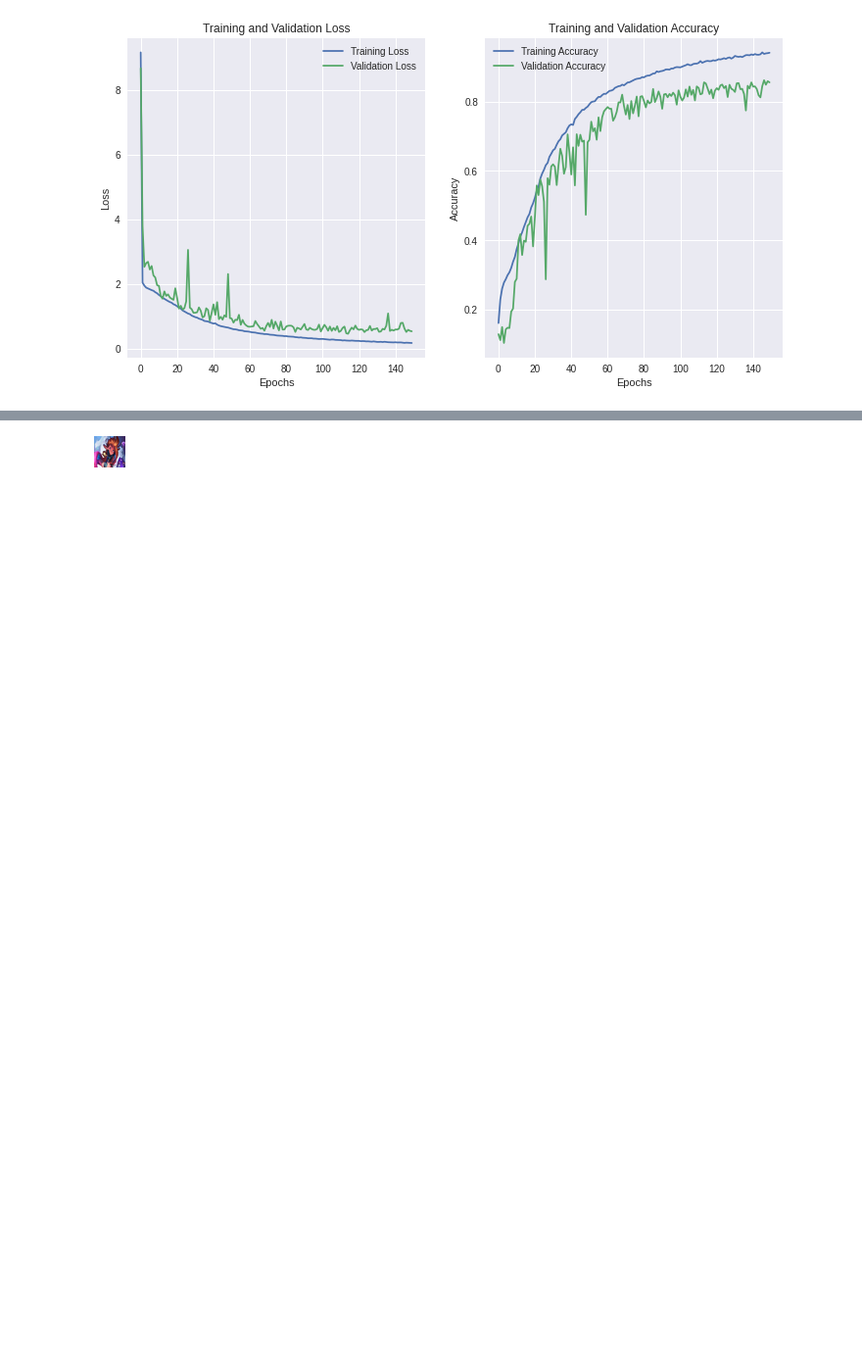
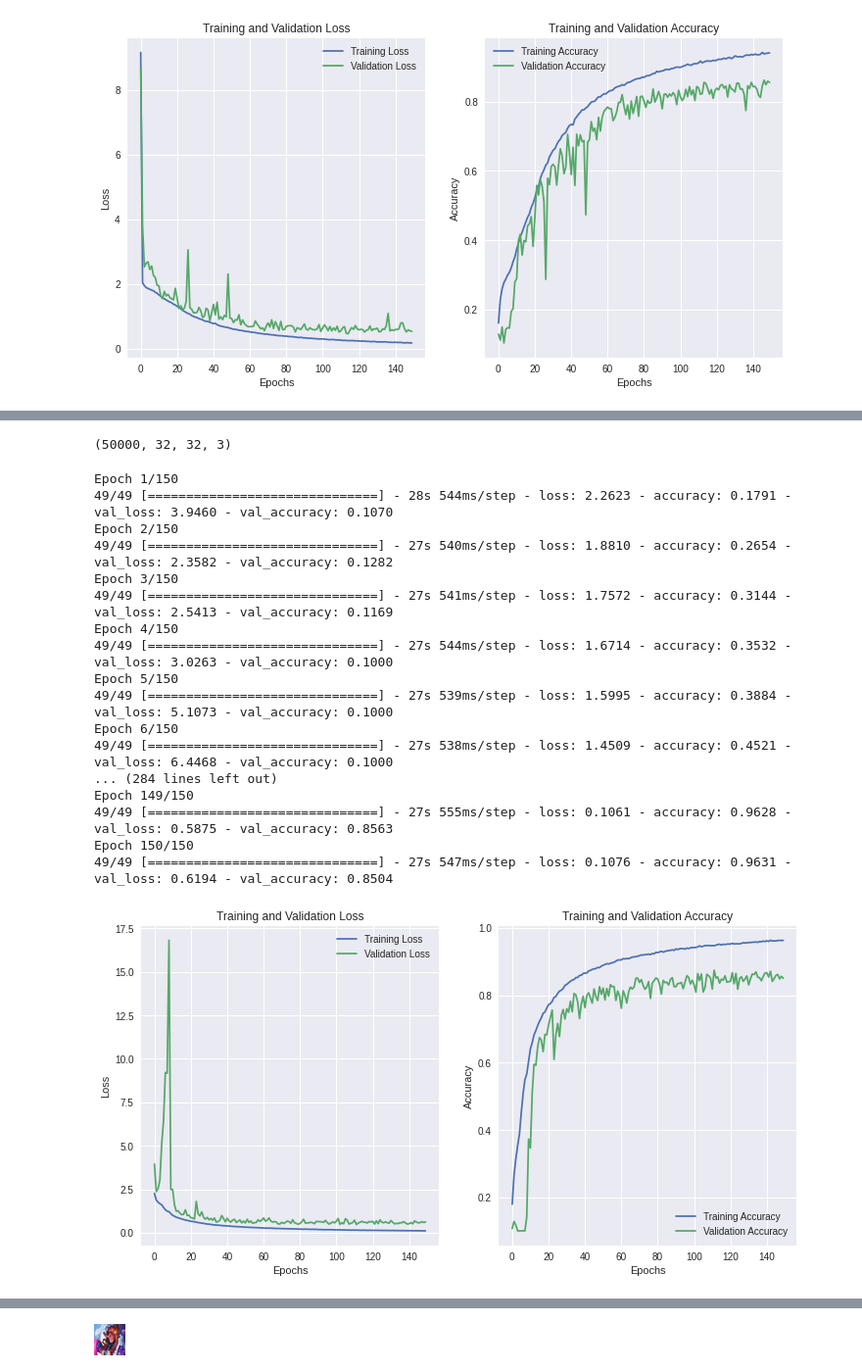
Before and after one commit to AngKS/Deep-Learning-CA1, a Jupyter notebook: cifar10.ipynb, the cells around one changed output, grey strips where cells are left out. Shown: that part at 98% size. Cells and saved outputs as stored; diff of their text form; code cells hidden in the pictures; blank space fills up the shorter version.

```diff
--- a/cifar10.ipynb
+++ b/cifar10.ipynb
@@ -474,3 +526,31 @@ _________________________________________________________________
+# %%
+X_train.shape
+# %% [output]
+(50000, 32, 32, 3)
 # %%
-model3_result = model3.fit(dataGen.flow(X_train, y_train, batch_size=1024), epochs=150, validation_data=(X_test, y_test))
-ploltLossAccGraph(model3_result)
+model4_result = model4.fit(
+    dataGen.flow(X_train, y_train, batch_size=1024),
+    epochs=150,
+    validation_data=tf.data.Dataset.from_tensor_slices((X_test, y_test)).batch(1024).prefetch(tf.data.AUTOTUNE),
+    # callbacks=[reduceLR]
+    )
+plotLossAccGraph(model4_result)
+# %% [output]
+Epoch 1/150
+49/49 [==============================] - 28s 544ms/step - loss: 2.2623 - accuracy: 0.1791 - val_loss: 3.9460 - val_accuracy: 0.1070
+Epoch 2/150
+49/49 [==============================] - 27s 540ms/step - loss: 1.8810 - accuracy: 0.2654 - val_loss: 2.3582 - val_accuracy: 0.1282
+Epoch 3/150
+49/49 [==============================] - 27s 541ms/step - loss: 1.7572 - accuracy: 0.3144 - val_loss: 2.5413 - val_accuracy: 0.1169
+Epoch 4/150
+49/49 [==============================] - 27s 544ms/step - loss: 1.6714 - accuracy: 0.3532 - val_loss: 3.0263 - val_accuracy: 0.1000
+Epoch 5/150
+49/49 [==============================] - 27s 539ms/step - loss: 1.5995 - accuracy: 0.3884 - val_loss: 5.1073 - val_accuracy: 0.1000
+Epoch 6/150
+49/49 [==============================] - 27s 538ms/step - loss: 1.4509 - accuracy: 0.4521 - val_loss: 6.4468 - val_accuracy: 0.1000
+... (284 lines left out)
+Epoch 149/150
+49/49 [==============================] - 27s 555ms/step - loss: 0.1061 - accuracy: 0.9628 - val_loss: 0.5875 - val_accuracy: 0.8563
+Epoch 150/150
+49/49 [==============================] - 27s 547ms/step - loss: 0.1076 - accuracy: 0.9631 - val_loss: 0.6194 - val_accuracy: 0.8504
+[figure, added]
```
Also changed, not shown: parts of 17 cells of this notebook.
